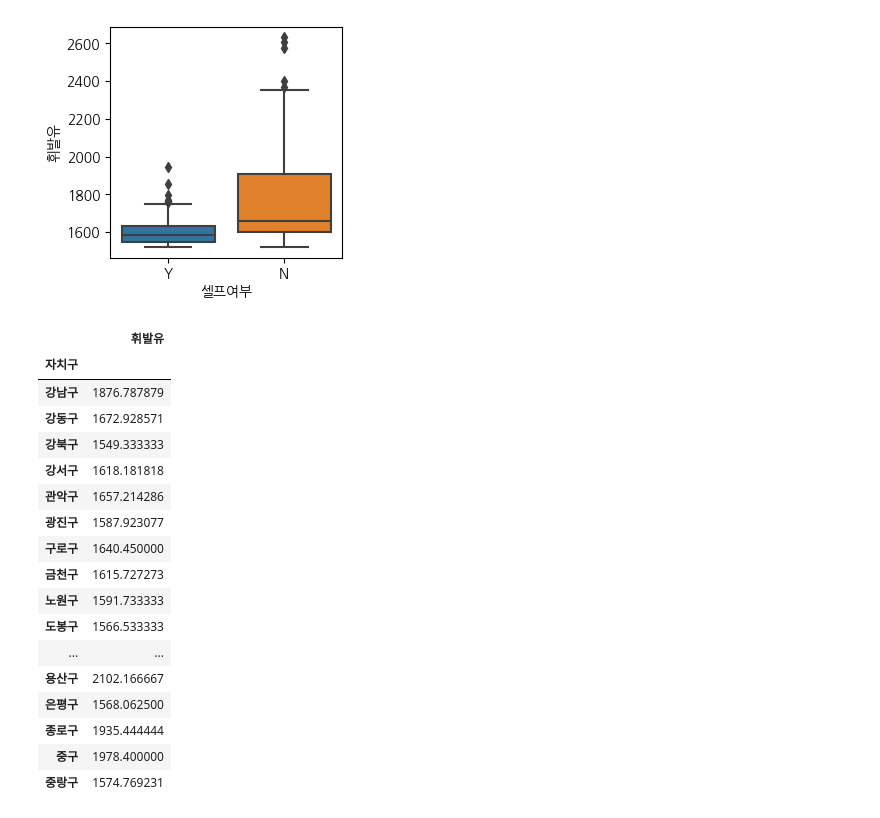
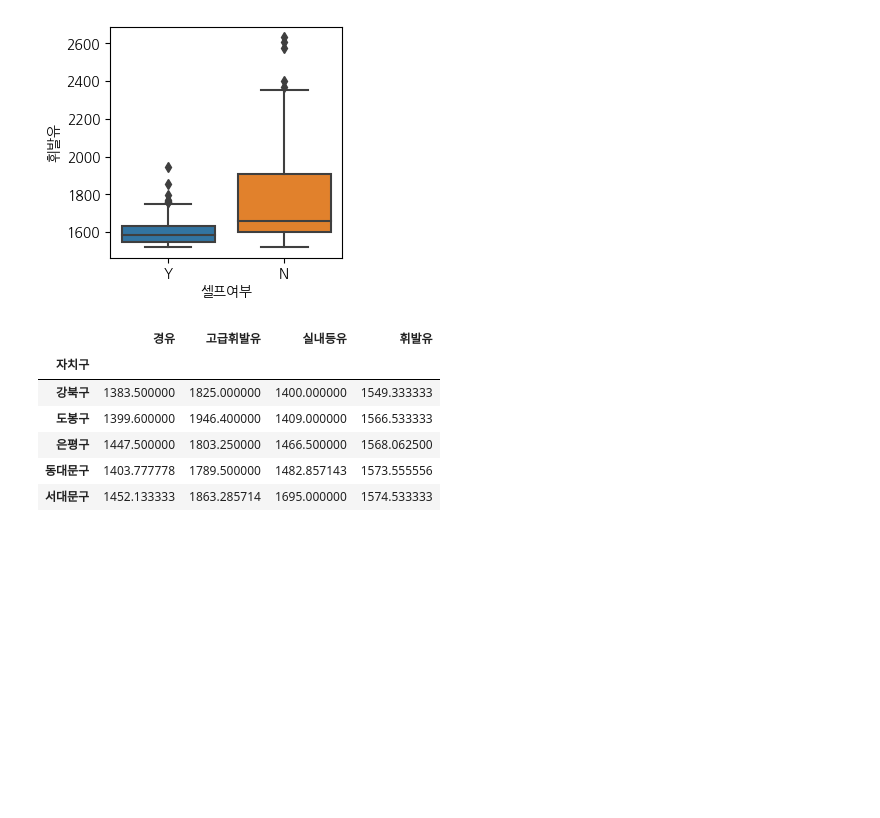
Before and after one commit to cape88/scrapping-oil-price, a Jupyter notebook: nbs/visualator.ipynb, the cells around one changed output. Cells and saved outputs as stored; diff of their text form; code cells hidden in the pictures; blank space fills up the shorter version.

```diff
--- a/nbs/visualator.ipynb
+++ b/nbs/visualator.ipynb
@@ -38,29 +38,14 @@ sns.boxplot(data, x="셀프여부", y="휘발유")
 <Axes: xlabel='셀프여부', ylabel='휘발유'>
 [figure]
 # %%
-# pd.pivot_table(data, index="자치구", values=["고급휘발유", "휘발유", "경유", "실내등유"], aggfunc=np.mean) \
-#     .sort_values(by="휘발유") \
-#     .head(5)
-
-gasoline_data = pd.pivot_table(data, index="자치구", values="휘발유", aggfunc=np.mean)
-gasoline_data
+gasoline_data = pd.pivot_table(data, index="자치구", values=["고급휘발유", "휘발유", "경유", "실내등유"], aggfunc=np.mean)
+gasoline_data.sort_values(by="휘발유").head(5)
 # %% [output]
-|  | 휘발유 |
-| 자치구 |  |
-| 강남구 | 1876.787879 |
-| 강동구 | 1672.928571 |
-| 강북구 | 1549.333333 |
-| 강서구 | 1618.181818 |
-| 관악구 | 1657.214286 |
-| 광진구 | 1587.923077 |
-| 구로구 | 1640.450000 |
-| 금천구 | 1615.727273 |
-| 노원구 | 1591.733333 |
-| 도봉구 | 1566.533333 |
-| ... | ... |
-| 용산구 | 2102.166667 |
-| 은평구 | 1568.062500 |
-| 종로구 | 1935.444444 |
-| 중구 | 1978.400000 |
-| 중랑구 | 1574.769231 |
+|  | 경유 | 고급휘발유 | 실내등유 | 휘발유 |
+| 자치구 |  |  |  |  |
+| 강북구 | 1383.500000 | 1825.000000 | 1400.000000 | 1549.333333 |
+| 도봉구 | 1399.600000 | 1946.400000 | 1409.000000 | 1566.533333 |
+| 은평구 | 1447.500000 | 1803.250000 | 1466.500000 | 1568.062500 |
+| 동대문구 | 1403.777778 | 1789.500000 | 1482.857143 | 1573.555556 |
+| 서대문구 | 1452.133333 | 1863.285714 | 1695.000000 | 1574.533333 |
 # %%
```
Also changed, not shown: parts of 1 cell of this notebook.
